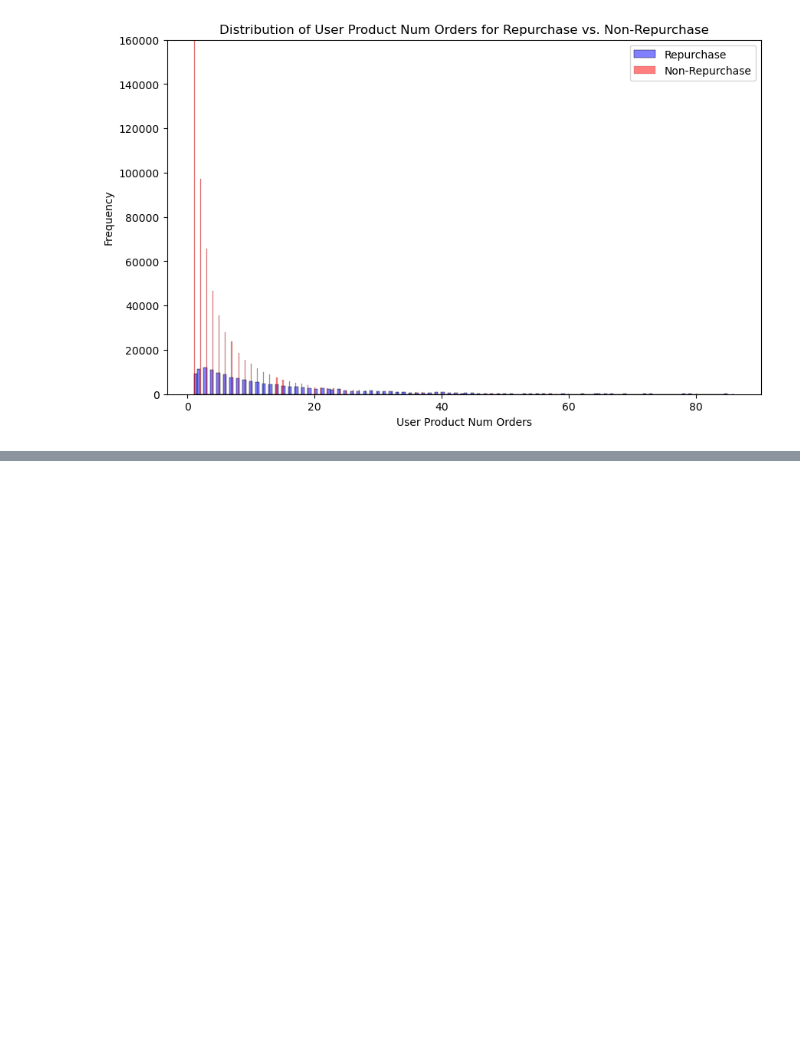
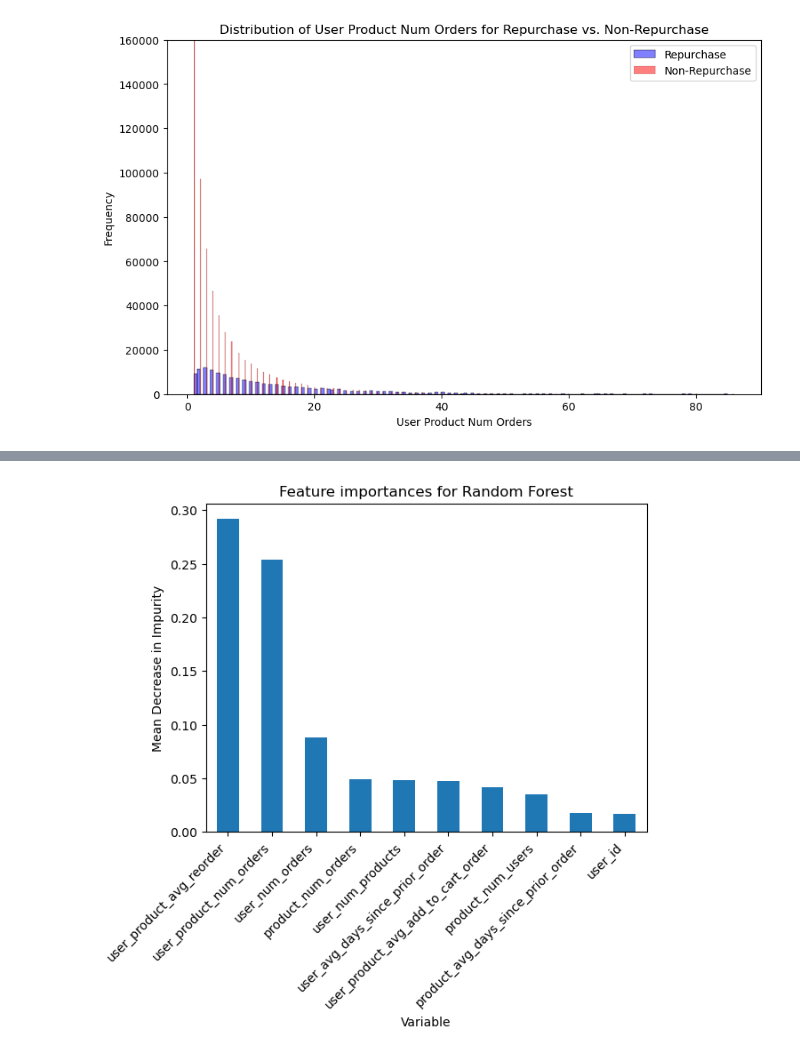
Before and after one commit to lulululuD/eCommerce-Project, a Jupyter notebook: Part 3 - Data Preprocessing + Modeling .ipynb, the cells around one changed output, grey strips where cells are left out. Saved outputs shown, nothing was run; the diff lists cells and outputs as text; code cells hidden in the pictures; blank space fills up the shorter version.

```diff
--- a/Part 3 - Data Preprocessing + Modeling .ipynb
+++ b/Part 3 - Data Preprocessing + Modeling .ipynb
@@ -556,0 +598,14 @@ group by order_number
+# %%
+sub_rf=rf_importances.sort_values(ascending=False).head(n=10)
+
+fig, ax = plt.subplots()
+sub_rf.plot.bar(ax = ax)
+ax.set_title("Feature importances for Random Forest")
+ax.set_ylabel("Mean Decrease in Impurity")
+ax.set_xlabel("Variable")
+#fig.tight_layout()
+#custom_labels = ['','']
+ax.set_xticklabels(sub_rf.index, rotation=45, ha='right') # Adjust rotation and alignment
+plt.show()
+# %% [output]
+[figure, added]
```
Also changed, not shown: parts of 62 cells of this notebook.
